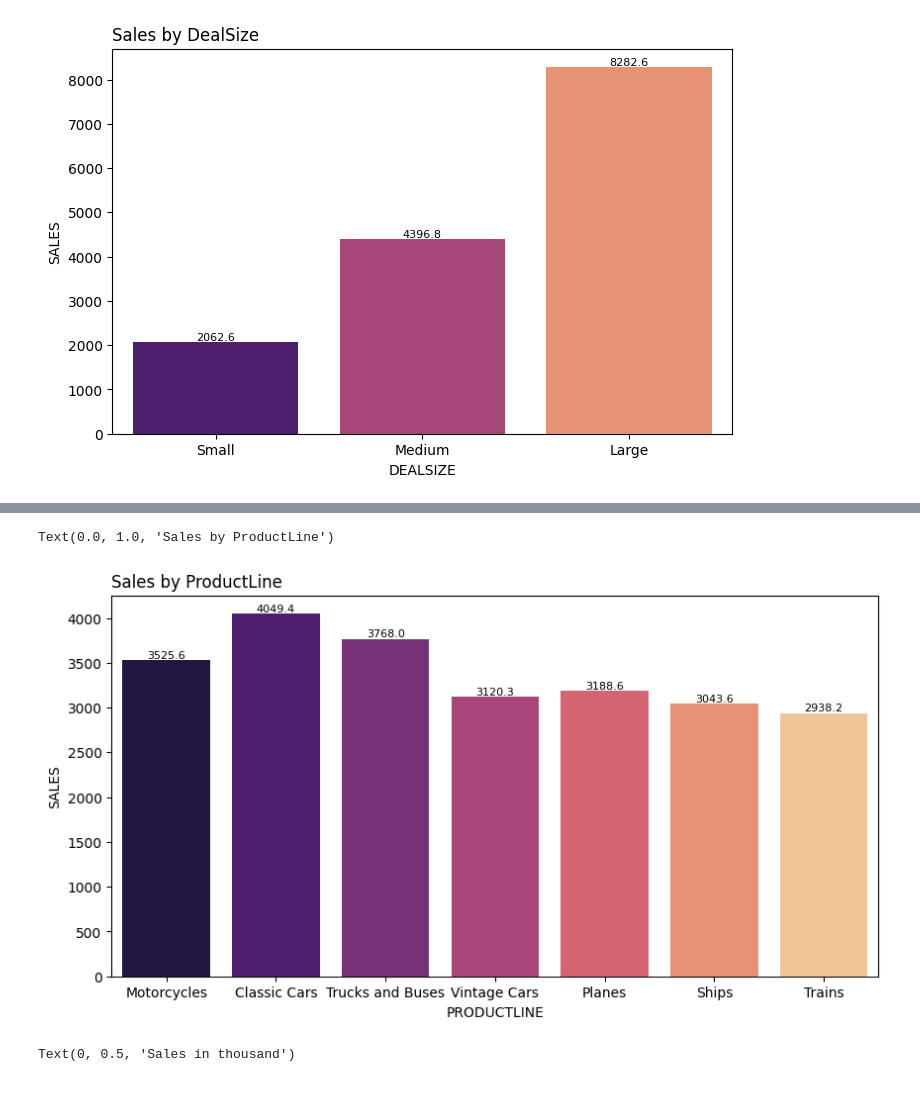
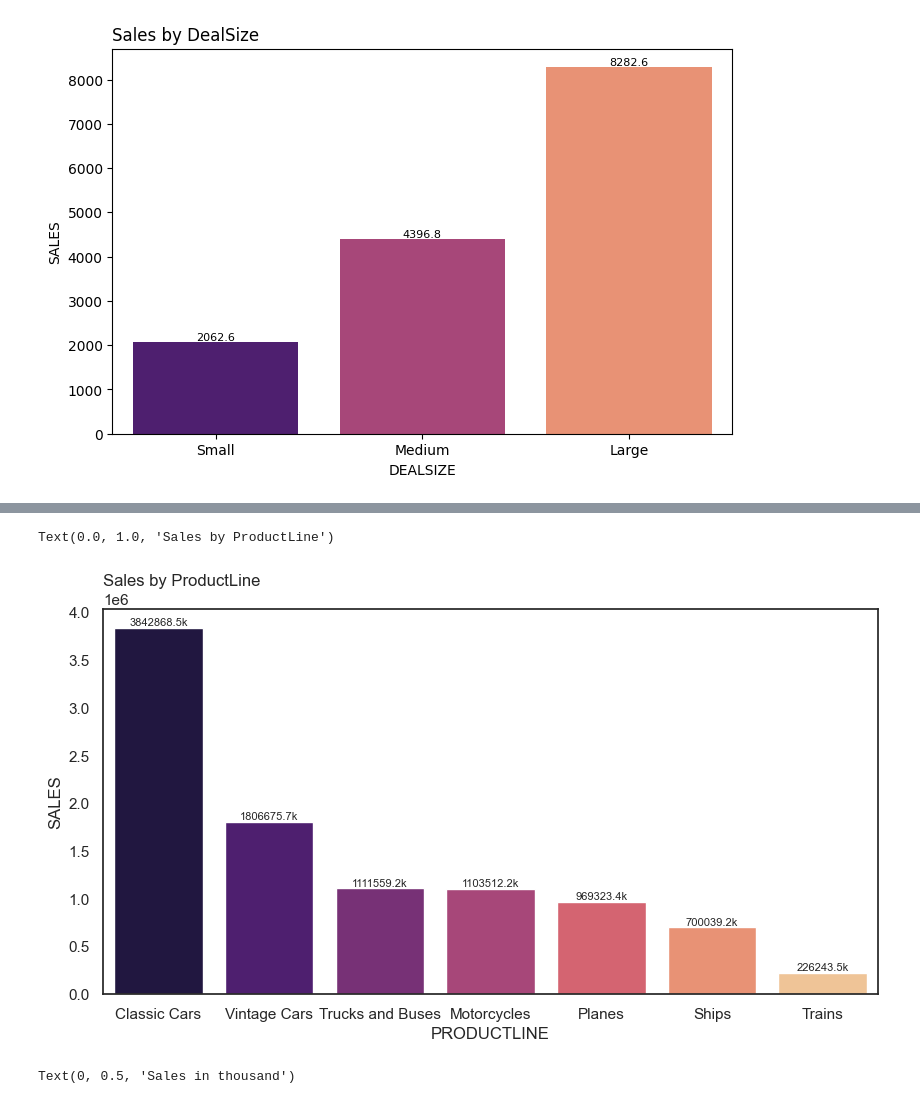
Before and after one commit to DataNerdss/Automobile_Sales_Analysis_Project, a Jupyter notebook: car_sales_analysis.ipynb, the cells around one changed output, grey strips where cells are left out. Drawn from its saved outputs; the diff is of its cells as text; code cells hidden in the pictures.

```diff
--- a/car_sales_analysis.ipynb
+++ b/car_sales_analysis.ipynb
@@ -404,18 +416,19 @@ Text(0.0, 1.0, 'Sales by DealSize')
 # %%
 # Sales vs Productline
+df_1 = pd.DataFrame(df.groupby('PRODUCTLINE')['SALES'].sum().sort_values(ascending = False))
+df_1
+
 plt.figure(figsize=(10,5))
 
-
-
-sns.barplot(data = df, x = 'PRODUCTLINE', y = 'SALES', palette='magma', ci = None)
+sns.barplot(data = df_1, x = 'PRODUCTLINE', y = 'SALES', palette='magma', ci = None)
 for p in plt.gca().patches:
-    plt.gca().annotate(f'{p.get_height():.1f}', (p.get_x() + p.get_width() / 2., p.get_height()),
+    plt.gca().annotate(f'{p.get_height():.1f}k', (p.get_x() + p.get_width() / 2., p.get_height()),
                        ha='center', va='bottom', fontsize=8)
 
 plt.title('Sales by ProductLine', loc = 'left')
 # %% [output]
 Text(0.0, 1.0, 'Sales by ProductLine')
-[figure, old version]
+[figure, new version]
 # %%
 # Sales vs country
 top_10_country_sales = df.groupby('COUNTRY').agg({'SALES':'sum'}).sort_values(by = 'SALES', ascending=False).head(10)
```
Also changed, not shown: parts of 3 cells of this notebook, 4 other files.
